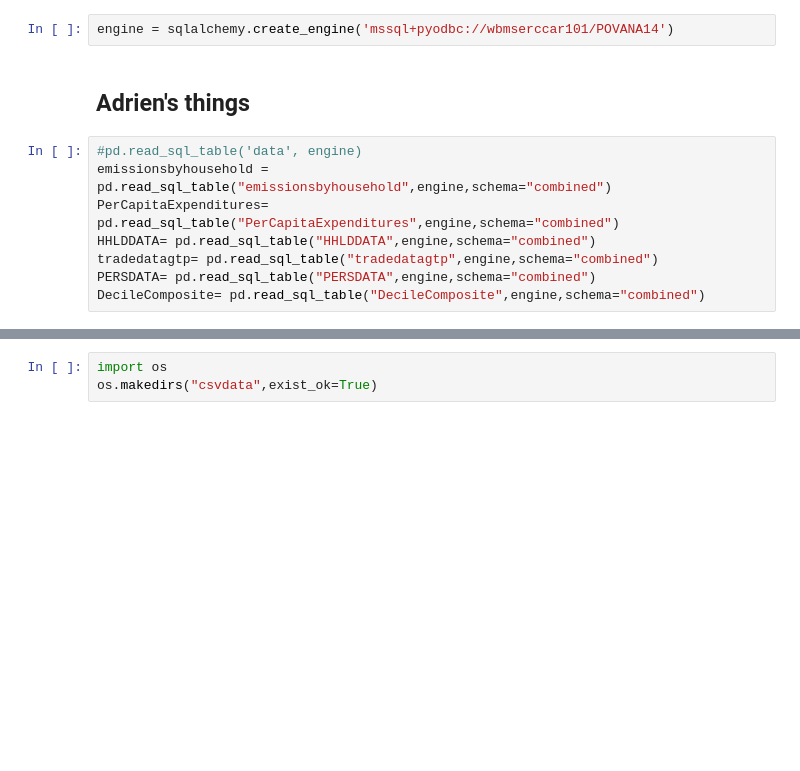
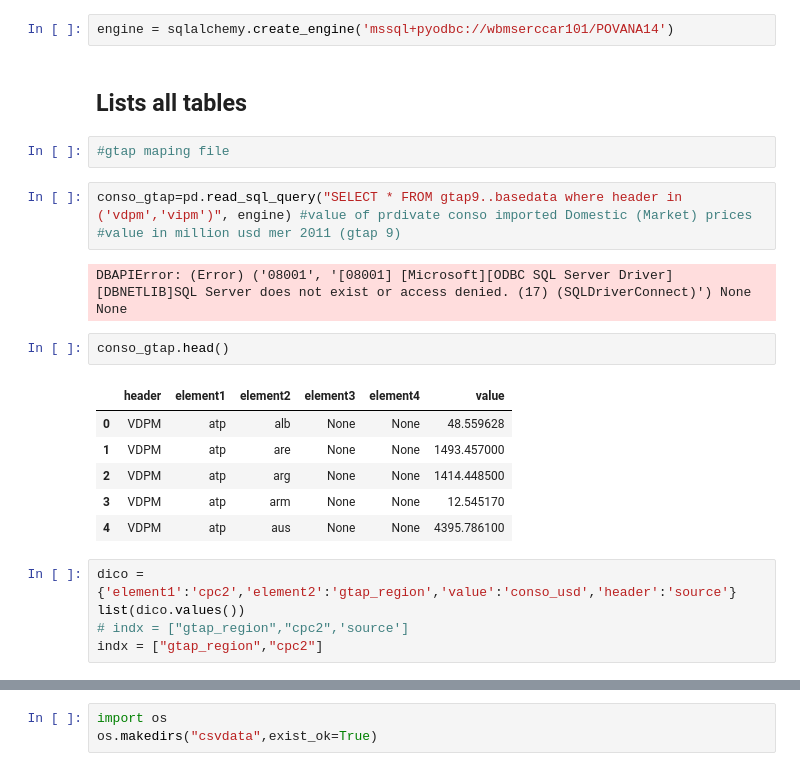
Before and after one commit to adrivsh/hh_emi_ineq, a Jupyter notebook: accessSQL.ipynb, the cells around one changed output, grey strips where cells are left out. Drawn from its saved outputs; the diff is of its cells as text; blank space fills up the shorter version.

```diff
--- a/accessSQL.ipynb
+++ b/accessSQL.ipynb
@@ -4,12 +5,25 @@ import pandas as pd
 # %%
 engine = sqlalchemy.create_engine('mssql+pyodbc://wbmserccar101/POVANA14')
-# %% [markdown]
-## Adrien's things
-# %%
-#pd.read_sql_table('data', engine)
-emissionsbyhousehold = pd.read_sql_table("emissionsbyhousehold",engine,schema="combined")
-PerCapitaExpenditures= pd.read_sql_table("PerCapitaExpenditures",engine,schema="combined")
-HHLDDATA= pd.read_sql_table("HHLDDATA",engine,schema="combined")
-tradedatagtp= pd.read_sql_table("tradedatagtp",engine,schema="combined")
-PERSDATA= pd.read_sql_table("PERSDATA",engine,schema="combined")
-DecileComposite= pd.read_sql_table("DecileComposite",engine,schema="combined")
+# %% [markdown]
+## Lists all tables
+# %%
+#gtap maping file
+# %%
+conso_gtap=pd.read_sql_query("SELECT * FROM gtap9..basedata where header in ('vdpm','vipm')", engine) #value of prdivate conso imported Domestic (Market) prices
+#value in million usd mer 2011 (gtap 9)
+# %% [output]
+DBAPIError: (Error) ('08001', '[08001] [Microsoft][ODBC SQL Server Driver][DBNETLIB]SQL Server does not exist or access denied. (17) (SQLDriverConnect)') None None
+# %%
+conso_gtap.head()
+# %% [output]
+|  | header | element1 | element2 | element3 | element4 | value |
+| 0 | VDPM | atp | alb | None | None | 48.559628 |
+| 1 | VDPM | atp | are | None | None | 1493.457000 |
+| 2 | VDPM | atp | arg | None | None | 1414.448500 |
+| 3 | VDPM | atp | arm | None | None | 12.545170 |
+| 4 | VDPM | atp | aus | None | None | 4395.786100 |
+# %%
+dico = {'element1':'cpc2','element2':'gtap_region','value':'conso_usd','header':'source'}
+list(dico.values())
+# indx = ["gtap_region","cpc2",'source']
+indx = ["gtap_region","cpc2"]
```
Also changed, not shown: parts of 12 cells of this notebook.
